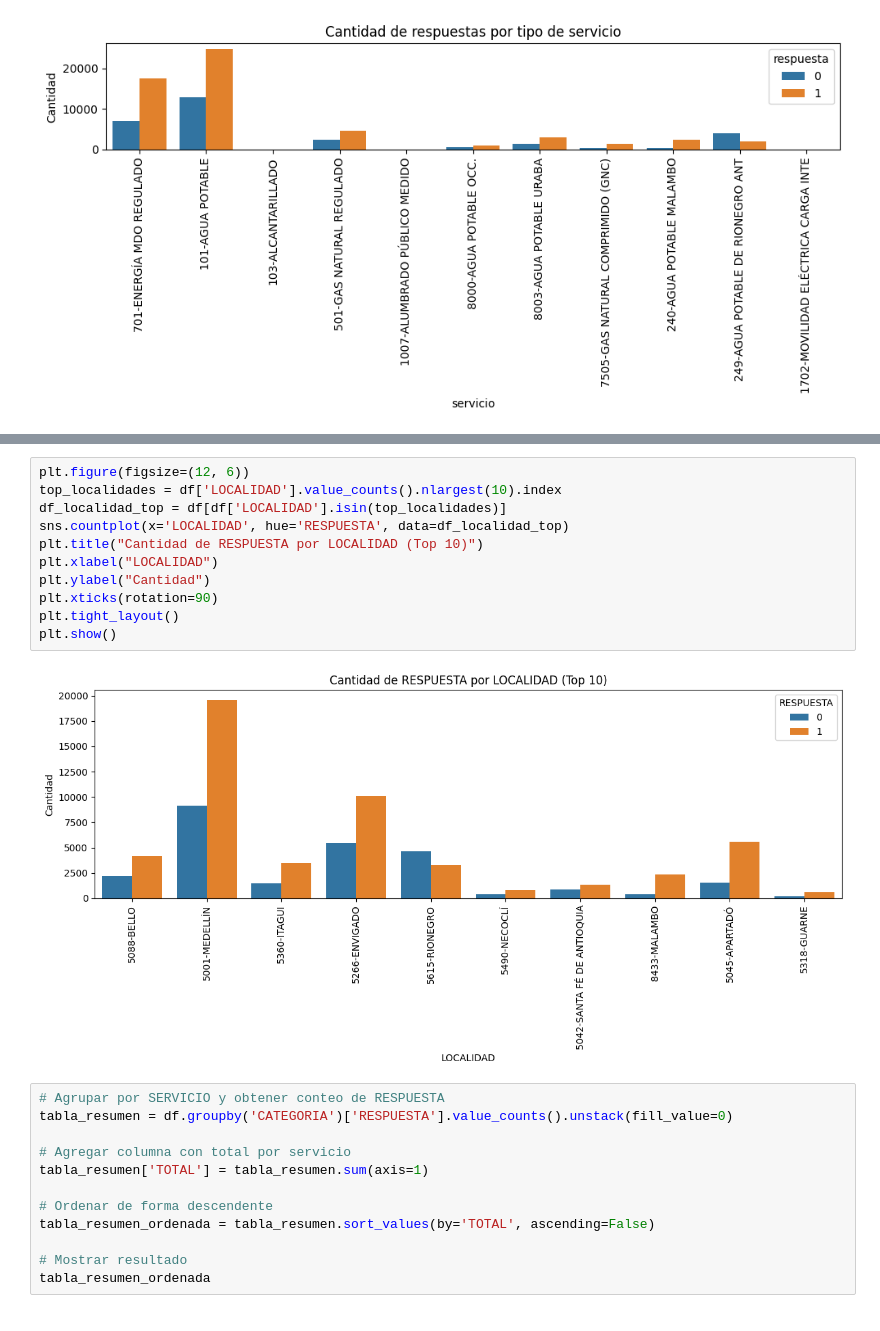
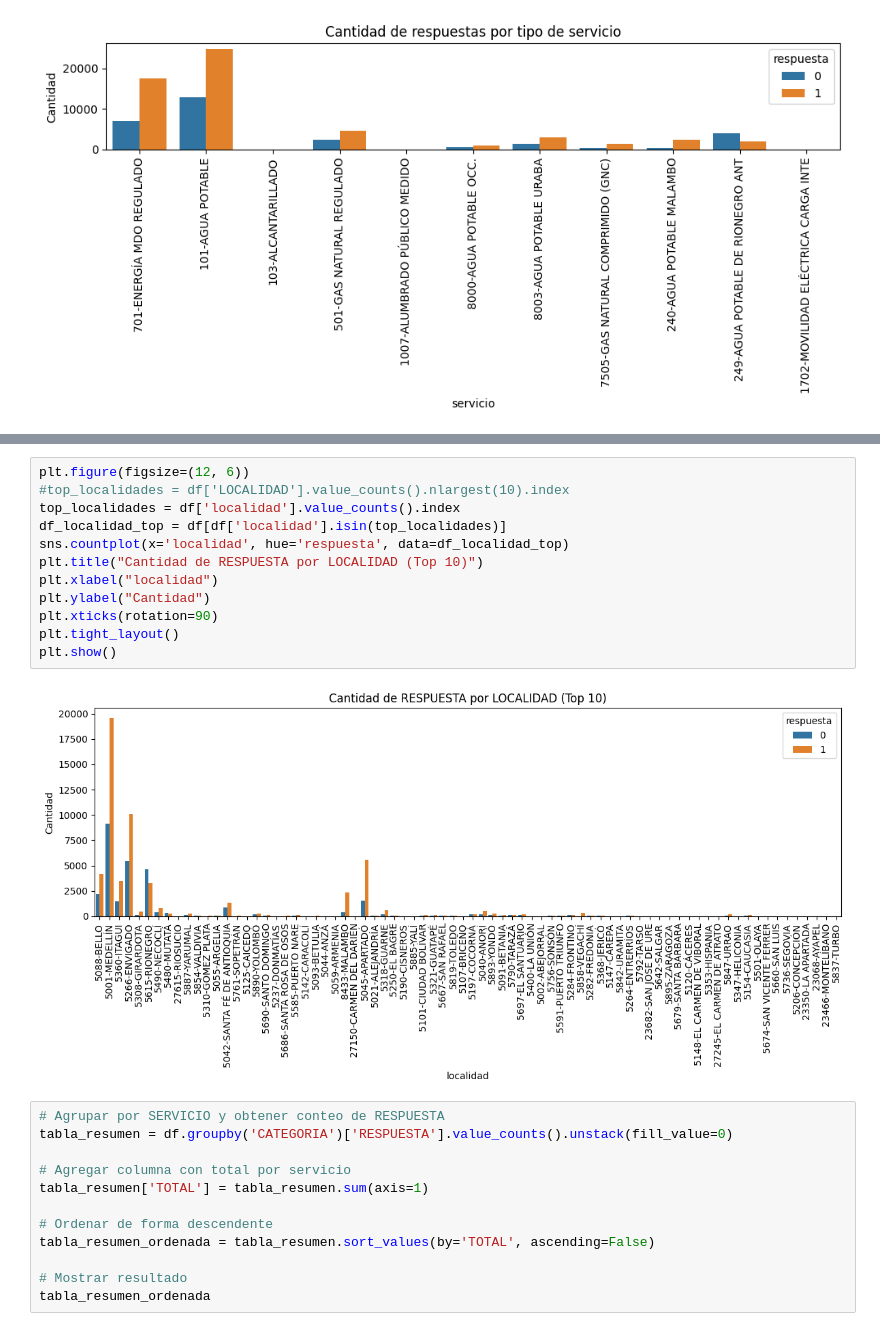
Before and after one commit to andreess891/Proyecto1_UdeM, a Jupyter notebook: Proyecto.ipynb, the cells around one changed output, grey strips where cells are left out. Saved outputs shown, nothing was run; the diff lists cells and outputs as text.

```diff
--- a/Proyecto.ipynb
+++ b/Proyecto.ipynb
@@ -212,17 +212,18 @@ tabla_resumen_ordenada
 76 rows × 3 columns
 # %%
 plt.figure(figsize=(12, 6))
-top_localidades = df['LOCALIDAD'].value_counts().nlargest(10).index
-df_localidad_top = df[df['LOCALIDAD'].isin(top_localidades)]
-sns.countplot(x='LOCALIDAD', hue='RESPUESTA', data=df_localidad_top)
+#top_localidades = df['LOCALIDAD'].value_counts().nlargest(10).index
+top_localidades = df['localidad'].value_counts().index
+df_localidad_top = df[df['localidad'].isin(top_localidades)]
+sns.countplot(x='localidad', hue='respuesta', data=df_localidad_top)
 plt.title("Cantidad de RESPUESTA por LOCALIDAD (Top 10)")
-plt.xlabel("LOCALIDAD")
+plt.xlabel("localidad")
 plt.ylabel("Cantidad")
 plt.xticks(rotation=90)
 plt.tight_layout()
 plt.show()
 # %% [output]
-[figure, old version]
+[figure, new version]
 # %%
 # Agrupar por SERVICIO y obtener conteo de RESPUESTA
 tabla_resumen = df.groupby('CATEGORIA')['RESPUESTA'].value_counts().unstack(fill_value=0)
```
Also changed, not shown: parts of 1 cell of this notebook.
